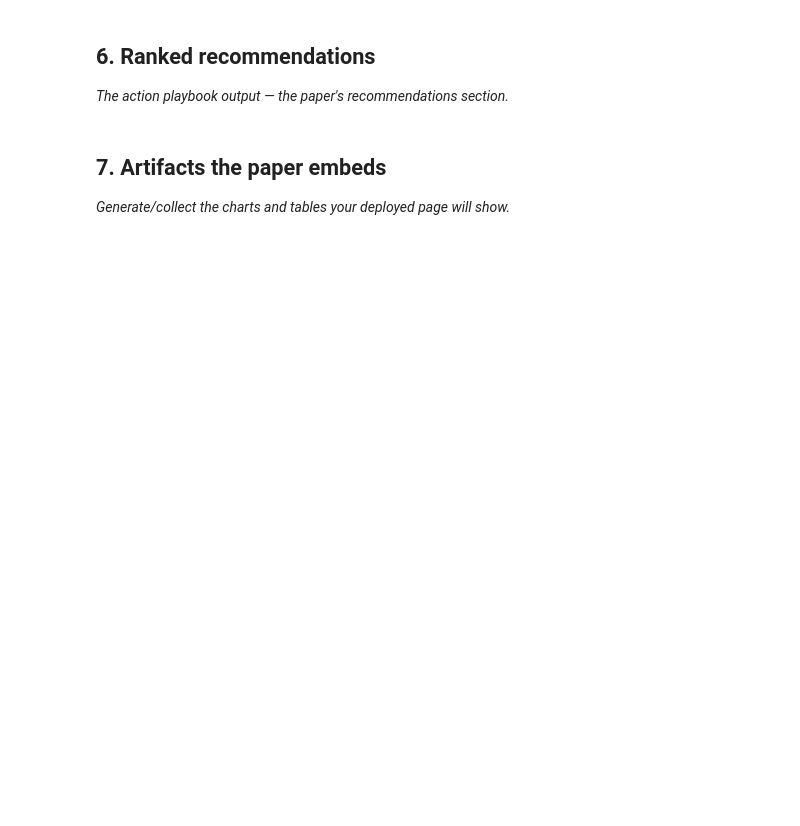
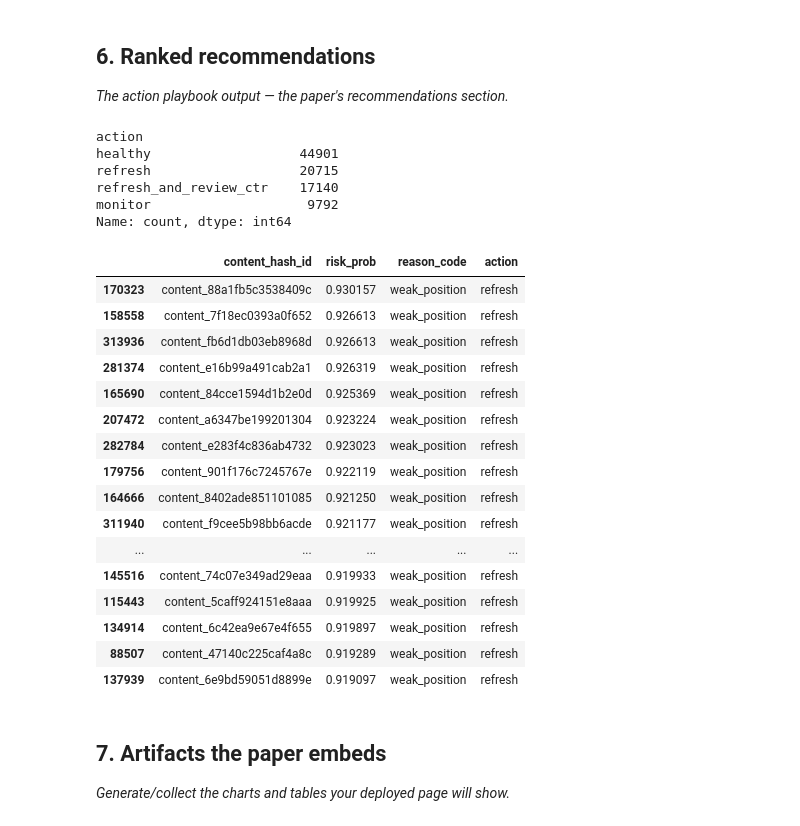
Before and after one commit to Abdul-Samad-17/FlyRank-Internship, a Jupyter notebook: work/notebooks/capstone.ipynb, the cells around one changed output. Saved outputs shown, nothing was run; the diff lists cells and outputs as text; code cells hidden in the pictures; blank space fills up the shorter version.

```diff
--- a/work/notebooks/capstone.ipynb
+++ b/work/notebooks/capstone.ipynb
@@ -51,3 +222,58 @@ This skeleton is yours to fill. Work the sections **in order** — each one has
+# %%
+# This cell is for CODE (numbers, a query, a check).
+# Write your text answer in the cell ABOVE this one — typing sentences here breaks Run All.
+data["risk_prob"] = best_model.predict_proba(data[features])[:,1]
+
+def assign_reason(row):
+    if row["ctr"] < 0.005 and row["avg_position"] <= 20:
+        return "low_ctr_visible_page"
+    elif row["avg_position"] > 20:
+        return "weak_position"
+    elif row["risk_prob"] > 0.7:
+        return "model_decline_risk"
+    else:
+        return "monitor_only"
+
+def assign_action(row):
+    if row["risk_prob"] > 0.7 and row["reason_code"] == "low_ctr_visible_page":
+        return "refresh_and_review_ctr"
+    elif row["risk_prob"] > 0.7:
+        return "refresh"
+    elif row["risk_prob"] > 0.5:
+        return "monitor"
+    else:
+        return "healthy"
+
+data["reason_code"] = data.apply(assign_reason, axis=1)
+data["action"] = data.apply(assign_action, axis=1)
+
+queue = data.sort_values("risk_prob", ascending=False)
+print(queue["action"].value_counts())
+queue[["content_hash_id","risk_prob","reason_code","action"]].head(20)
+# %% [output]
+action
+healthy                   44901
+refresh                   20715
+refresh_and_review_ctr    17140
+monitor                    9792
+Name: count, dtype: int64
+|  | content_hash_id | risk_prob | reason_code | action |
+| 170323 | content_88a1fb5c3538409c | 0.930157 | weak_position | refresh |
+| 158558 | content_7f18ec0393a0f652 | 0.926613 | weak_position | refresh |
+| 313936 | content_fb6d1db03eb8968d | 0.926613 | weak_position | refresh |
+| 281374 | content_e16b99a491cab2a1 | 0.926319 | weak_position | refresh |
+| 165690 | content_84cce1594d1b2e0d | 0.925369 | weak_position | refresh |
+| 207472 | content_a6347be199201304 | 0.923224 | weak_position | refresh |
+| 282784 | content_e283f4c836ab4732 | 0.923023 | weak_position | refresh |
+| 179756 | content_901f176c7245767e | 0.922119 | weak_position | refresh |
+| 164666 | content_8402ade851101085 | 0.921250 | weak_position | refresh |
+| 311940 | content_f9cee5b98bb6acde | 0.921177 | weak_position | refresh |
+| ... | ... | ... | ... | ... |
+| 145516 | content_74c07e349ad29eaa | 0.919933 | weak_position | refresh |
+| 115443 | content_5caff924151e8aaa | 0.919925 | weak_position | refresh |
+| 134914 | content_6c42ea9e67e4f655 | 0.919897 | weak_position | refresh |
+| 88507 | content_47140c225caf4a8c | 0.919289 | weak_position | refresh |
+| 137939 | content_6e9bd59051d8899e | 0.919097 | weak_position | refresh |
 # %% [markdown]
 ## 7. Artifacts the paper embeds
 
```
Also changed, not shown: parts of 19 cells of this notebook.
